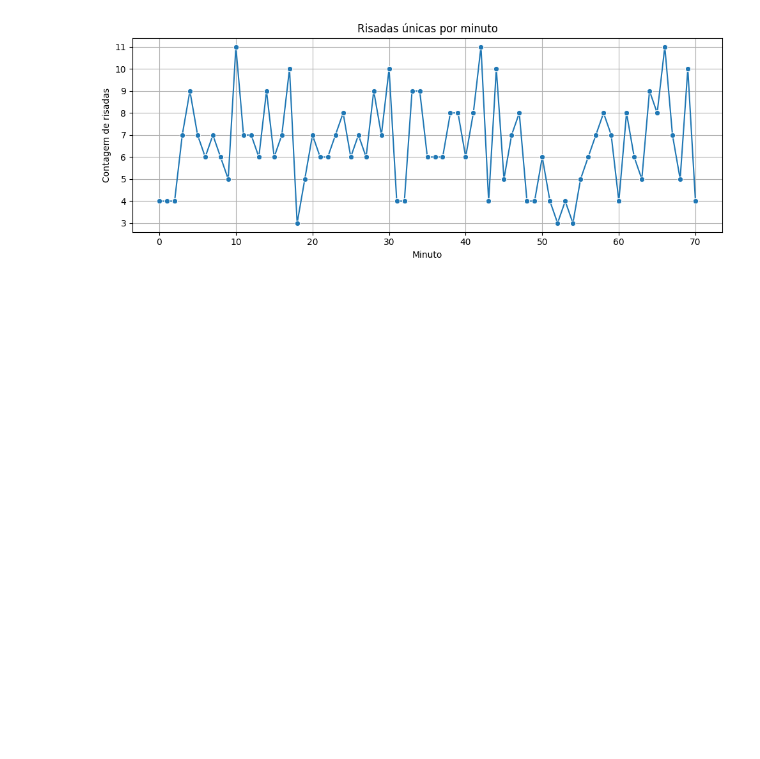
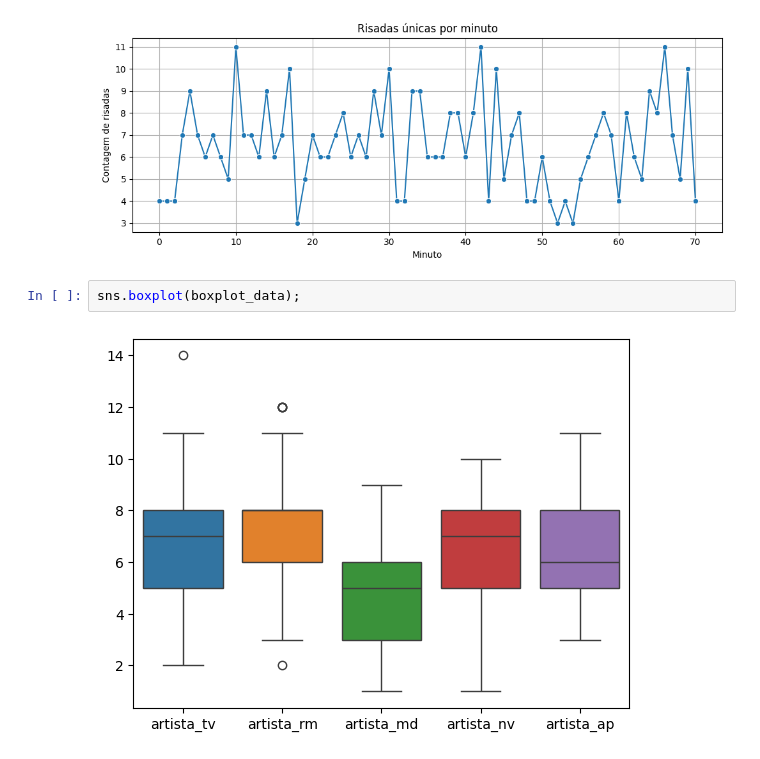
Before and after one commit to mpertence/comedy_audio_data, a Jupyter notebook: standup_comedy.ipynb, the cells around one changed output. Drawn from its saved outputs; the diff is of its cells as text; blank space fills up the shorter version.

```diff
--- a/standup_comedy.ipynb
+++ b/standup_comedy.ipynb
@@ -439,3 +439,7 @@ O máximo de risadas em 1 minuto é: 11
 O tempo total de risadas durante a apresentação é de 13 minutos
 Na apresentação, a duração média de uma risada é 2s e a risada que durou mais tempo foi de 25.0s
 [figure]
+# %%
+sns.boxplot(boxplot_data);
+# %% [output]
+[figure, added]
```
